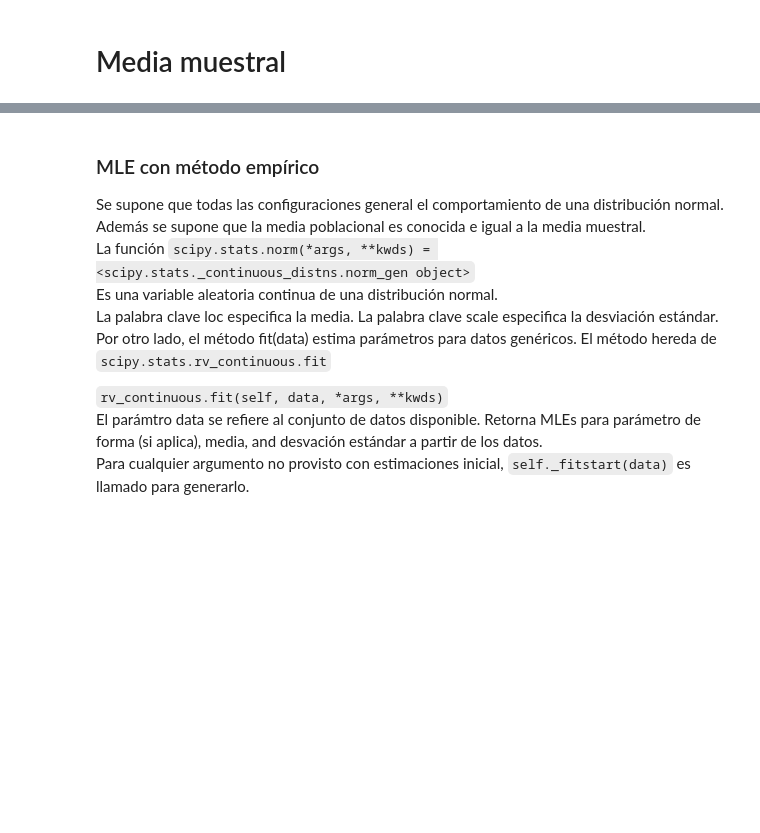
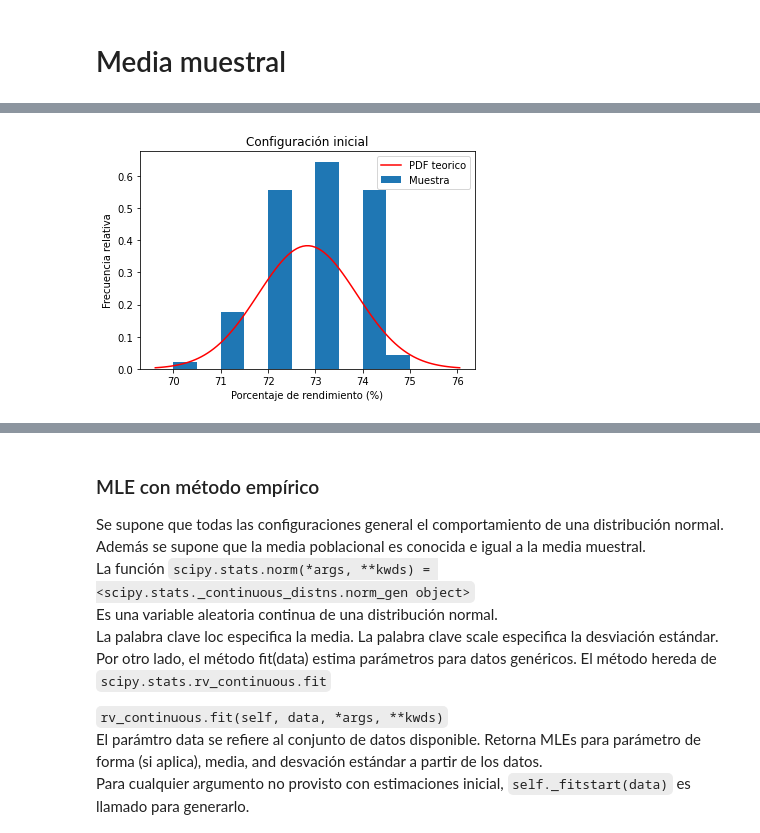
Before and after one commit to Abstractize/Statistical-Inference, a Jupyter notebook: statistical_inference.ipynb, the cells around one changed output, grey strips where cells are left out. Saved outputs shown, nothing was run; the diff lists cells and outputs as text; code cells hidden in the pictures; blank space fills up the shorter version.

```diff
--- a/statistical_inference.ipynb
+++ b/statistical_inference.ipynb
@@ -1,10 +1,11 @@
 # %%
+import numpy as np
 import pandas as pd
-import numpy as np
+import matplotlib.pyplot as plt
 import math
 from scipy.stats import norm
 
-df = pd.read_excel('data/Conjunto_datos_tarea2.xlsx')
+df = pd.read_excel("data\Conjunto_datos_tarea2.xlsx")
 
 print(df)
 # %% [output]
@@ -23,17 +24,17 @@ print(df)
 
 [90 rows x 4 columns]
 # %%
-D1 = df["Inicial"].to_numpy()
-D2 = df["Primer_cambio"].to_numpy()
-D3 = df["Segundo_cambio"].to_numpy()
+data1 = df["Inicial"].to_numpy()
+data2 = df["Primer_cambio"].to_numpy()
+data3 = df["Segundo_cambio"].to_numpy()
 # %% [markdown]
 # Media muestral
 # %%
-Med1 = np.median(D1)
-Med2 = np.median(D2)
-Med3 = np.median(D3)
+mean1 = np.mean(data1)
+mean2 = np.mean(data2)
+mean3 = np.mean(data3)
 
-print("\nPromedio de configuración Inicial: ", Med1)
-print("Promedio de configuración Primer_cambio: ", Med2)
-print("Promedio de configuración Segundo_cambio: ", Med3)
+print("\nPromedio de configuración Inicial: ", mean1)
+print("Promedio de configuración Primer_cambio: ", mean2)
+print("Promedio de configuración Segundo_cambio: ", mean3)
 # %% [output]
@@ -48,0 +67,14 @@ Promedio de configuración Segundo_cambio:  75.0
+# %%
+#MLE Configuracion inicial
+Dist1 = norm(loc = mean1, scale = math.sqrt(np.var(data1, ddof = 1)))
+x = np.linspace(Dist1.ppf(0.001),
+                Dist1.ppf(0.999), 100)
+plt.hist(data1, density = True, label = "Muestra")
+plt.title("Configuración inicial")
+plt.xlabel("Porcentaje de rendimiento (%)")
+plt.ylabel("Frecuencia relativa")
+plt.plot(x, Dist1.pdf(x), "r-", label="PDF teorico")
+plt.legend()
+plt.show()
+# %% [output]
+[figure, added]
```
Also changed, not shown: parts of 13 cells of this notebook.
